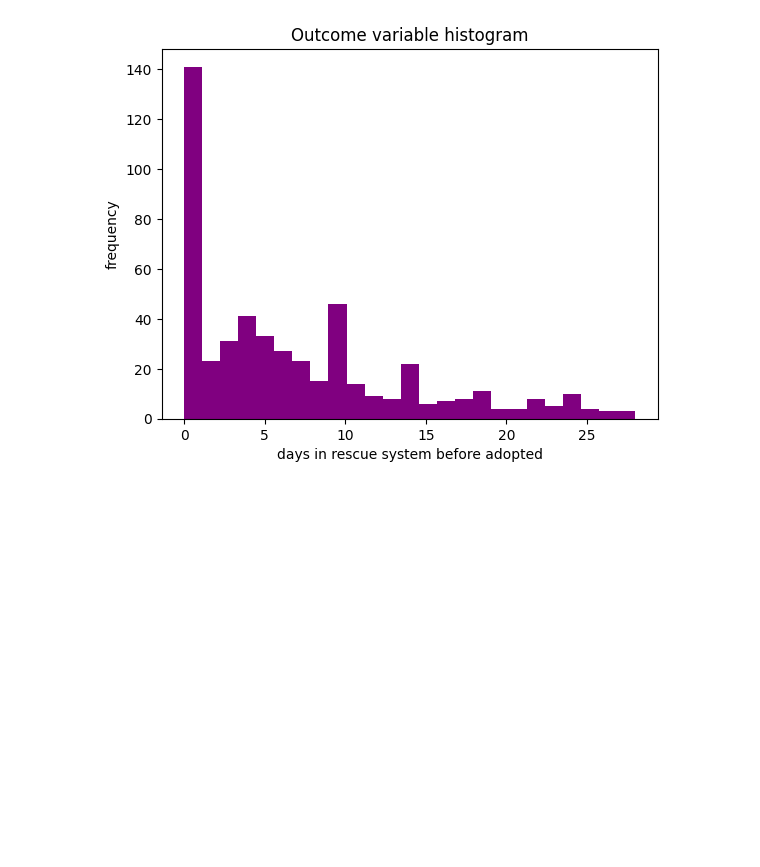
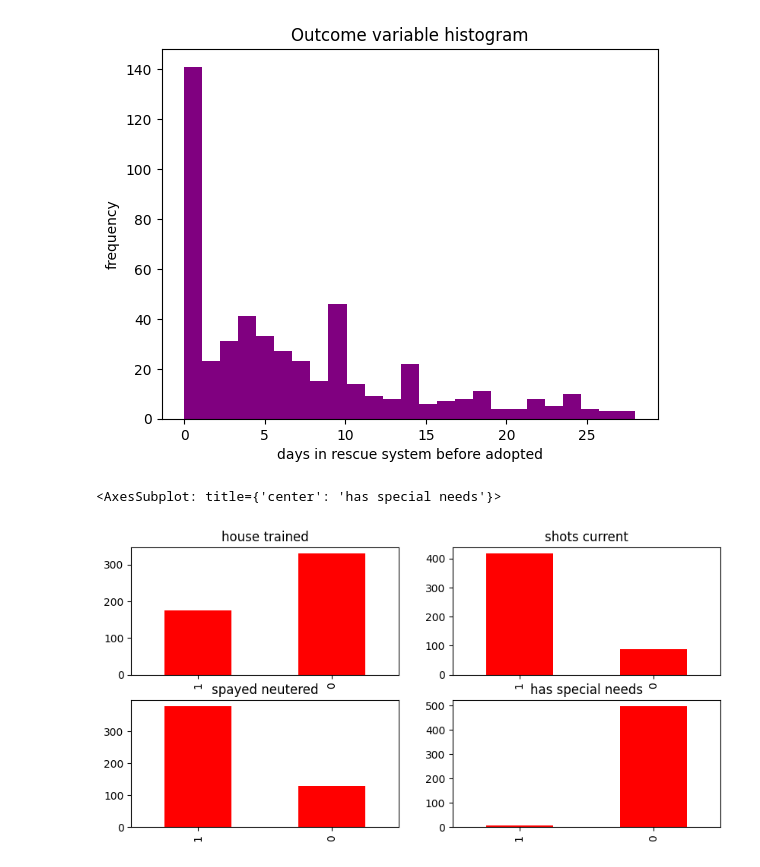
Before and after one commit to BillBelieve/Dog-Adoption-Data-Science-Project, a Jupyter notebook: Project Data Science/data transformation.ipynb, the cells around one changed output. Drawn from its saved outputs; the diff is of its cells as text; code cells hidden in the pictures; blank space fills up the shorter version.

Commit message:
added more graphs!

```diff
--- a/Project Data Science/data transformation.ipynb
+++ b/Project Data Science/data transformation.ipynb
@@ -300,3 +300,25 @@ plt.title('Outcome variable histogram')
 # %% [output]
 Text(0.5, 1.0, 'Outcome variable histogram')
 [figure]
+# %%
+# Set up a grid of plots
+fig = plt.figure(figsize=(10,10))
+fig_dims = (4, 2)
+
+
+# Plot accidents depending on type
+plt.subplot2grid(fig_dims, (0, 0))
+df['house_trained'].value_counts().sort_index(ascending=False).plot(kind='bar',
+                                     title='house trained', color='red')
+plt.subplot2grid(fig_dims, (0, 1))
+df['shots_current'].value_counts().sort_index(ascending=False).plot(kind='bar',
+                                     title='shots current', color='red')
+plt.subplot2grid(fig_dims, (1, 0))
+df['spayed_neutered'].value_counts().sort_index(ascending=False).plot(kind='bar',
+                                     title='spayed neutered', color='red')
+plt.subplot2grid(fig_dims, (1, 1))
+df['special_needs'].value_counts().sort_index(ascending=False).plot(kind='bar',
+                                     title='has special needs', color='red')
+# %% [output]
+<AxesSubplot: title={'center': 'has special needs'}>
+[figure, added]
```
Also changed, not shown: parts of 1 cell of this notebook, 1 other file.
